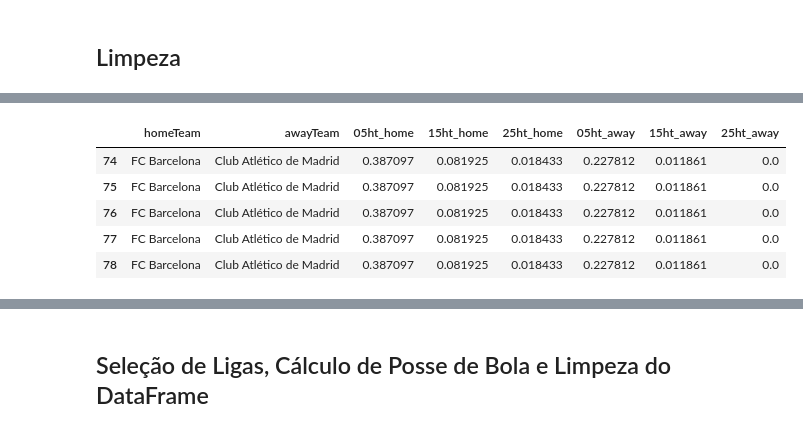
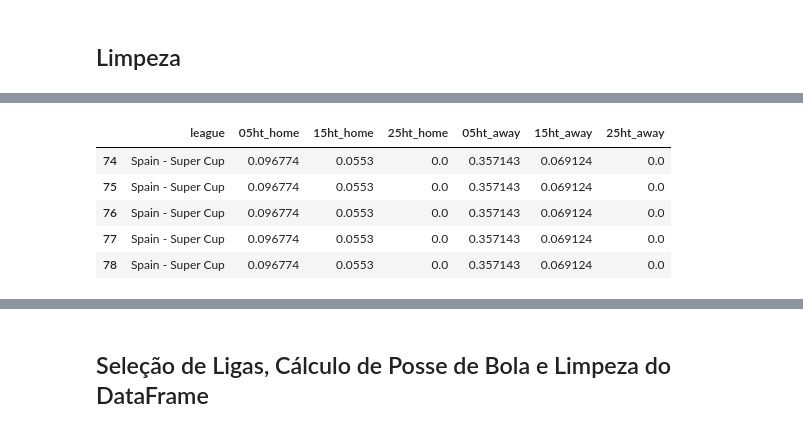
Before and after one commit to nathancarlos22/eo-fut-live, a Jupyter notebook: src/balanceando e tratando.ipynb, the cells around one changed output, grey strips where cells are left out. Saved outputs shown, nothing was run; the diff lists cells and outputs as text; code cells hidden in the pictures.

```diff
--- a/src/balanceando e tratando.ipynb
+++ b/src/balanceando e tratando.ipynb
@@ -174,3 +153,5 @@ df_full.shape
+# %%
+df_full = df_final_reset.copy()
 # %%
 df_full.columns
 # %% [output]
@@ -208,0 +170,22 @@ df['f_defensive_away'] = df.apply(lambda row: overall_avg_goals / away_goals_con
+# %%
+df = df_full.copy()
+
+# Calcular a média de gols marcados em casa e fora de todas as ligas
+avg_home_goals = df['goalHome'].mean()
+avg_away_goals = df['goalAway'].mean()
+
+# Calcular a média de gols marcados e sofridos por liga em casa e fora
+home_goals_scored_avg_per_league = df.groupby('league')['goalHome'].mean()
+away_goals_scored_avg_per_league = df.groupby('league')['goalAway'].mean()
+home_goals_conceded_avg_per_league = df.groupby('league')['goalAway'].mean()
+away_goals_conceded_avg_per_league = df.groupby('league')['goalHome'].mean()
+
+# Calcular as forças de ataque e defesa comparando com a média geral
+df['f_attack_home'] = df.apply(lambda row: home_goals_scored_avg_per_league[row['league']] / avg_home_goals, axis=1)
+df['f_attack_away'] = df.apply(lambda row: away_goals_scored_avg_per_league[row['league']] / avg_away_goals, axis=1)
+
+df['f_defensive_home'] = df.apply(lambda row: (avg_away_goals / home_goals_conceded_avg_per_league[row['league']])
+                                   if home_goals_conceded_avg_per_league[row['league']] != 0 else 0, axis=1)
+
+df['f_defensive_away'] = df.apply(lambda row: (avg_home_goals / away_goals_conceded_avg_per_league[row['league']])
+                                   if away_goals_conceded_avg_per_league[row['league']] != 0 else 0, axis=1)
@@ -231,22 +228,24 @@ df = df[df['minute'].str.match(r"^(45\+([0-9]|\d+):\d+|4[0-4]:\d+|[0-3]?[0-9]:\d
 # %%
 # Assuming that goalHome and goalAway are the goals scored in the first half.
 # Calculate the proportion of games where more than 0.5, 1.5, 2.5 goals were scored in the first half for home and away teams.
 
-# Calculate the goal rates for the first half
-df['05ht_home'] = df.groupby('homeTeam')['goalHome'].transform(lambda x: (x > 0.5).mean())
-df['15ht_home'] = df.groupby('homeTeam')['goalHome'].transform(lambda x: (x > 1.5).mean())
-df['25ht_home'] = df.groupby('homeTeam')['goalHome'].transform(lambda x: (x > 2.5).mean())
 
-df['05ht_away'] = df.groupby('awayTeam')['goalAway'].transform(lambda x: (x > 0.5).mean())
-df['15ht_away'] = df.groupby('awayTeam')['goalAway'].transform(lambda x: (x > 1.5).mean())
-df['25ht_away'] = df.groupby('awayTeam')['goalAway'].transform(lambda x: (x > 2.5).mean())
+# Proporções para times da casa (home teams)
+df['05ht_home'] = df.groupby('league')['goalHome'].transform(lambda x: (x > 0.5).mean())
+df['15ht_home'] = df.groupby('league')['goalHome'].transform(lambda x: (x > 1.5).mean())
+df['25ht_home'] = df.groupby('league')['goalHome'].transform(lambda x: (x > 2.5).mean())
 
-# Display the first few rows to verify
-df[['homeTeam', 'awayTeam', '05ht_home', '15ht_home', '25ht_home', '05ht_away', '15ht_away', '25ht_away']].head()
+# Proporções para times de fora (away teams)
+df['05ht_away'] = df.groupby('league')['goalAway'].transform(lambda x: (x > 0.5).mean())
+df['15ht_away'] = df.groupby('league')['goalAway'].transform(lambda x: (x > 1.5).mean())
+df['25ht_away'] = df.groupby('league')['goalAway'].transform(lambda x: (x > 2.5).mean())
+
+# Exibir as primeiras linhas para verificar
+df[['league', '05ht_home', '15ht_home', '25ht_home', '05ht_away', '15ht_away', '25ht_away']].head()
 # %% [output]
-|  | homeTeam | awayTeam | 05ht_home | 15ht_home | 25ht_home | 05ht_away | 15ht_away | 25ht_away |
-| 74 | FC Barcelona | Club Atlético de Madrid | 0.387097 | 0.081925 | 0.018433 | 0.227812 | 0.011861 | 0.0 |
-| 75 | FC Barcelona | Club Atlético de Madrid | 0.387097 | 0.081925 | 0.018433 | 0.227812 | 0.011861 | 0.0 |
-| 76 | FC Barcelona | Club Atlético de Madrid | 0.387097 | 0.081925 | 0.018433 | 0.227812 | 0.011861 | 0.0 |
-| 77 | FC Barcelona | Club Atlético de Madrid | 0.387097 | 0.081925 | 0.018433 | 0.227812 | 0.011861 | 0.0 |
-| 78 | FC Barcelona | Club Atlético de Madrid | 0.387097 | 0.081925 | 0.018433 | 0.227812 | 0.011861 | 0.0 |
+|  | league | 05ht_home | 15ht_home | 25ht_home | 05ht_away | 15ht_away | 25ht_away |
+| 74 | Spain - Super Cup | 0.096774 | 0.0553 | 0.0 | 0.357143 | 0.069124 | 0.0 |
+| 75 | Spain - Super Cup | 0.096774 | 0.0553 | 0.0 | 0.357143 | 0.069124 | 0.0 |
+| 76 | Spain - Super Cup | 0.096774 | 0.0553 | 0.0 | 0.357143 | 0.069124 | 0.0 |
+| 77 | Spain - Super Cup | 0.096774 | 0.0553 | 0.0 | 0.357143 | 0.069124 | 0.0 |
+| 78 | Spain - Super Cup | 0.096774 | 0.0553 | 0.0 | 0.357143 | 0.069124 | 0.0 |
```
Also changed, not shown: parts of 25 cells of this notebook, 14 other files.
